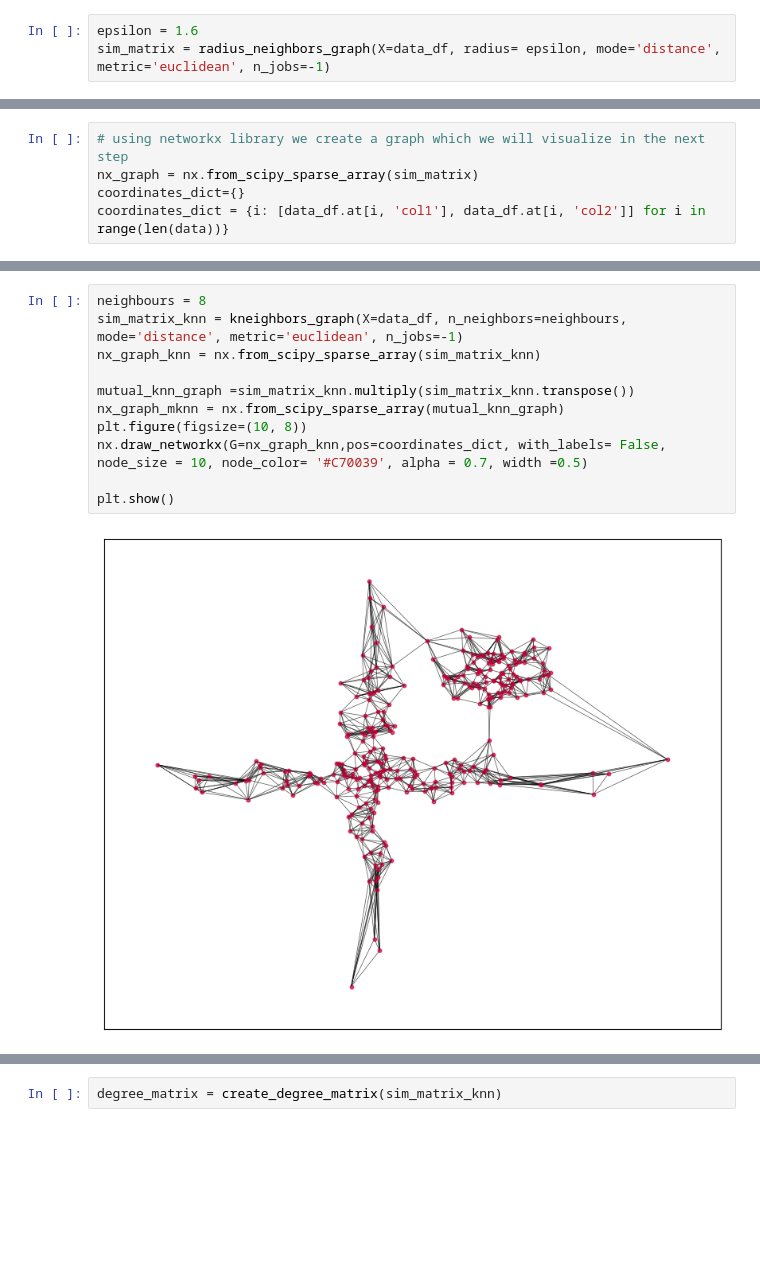
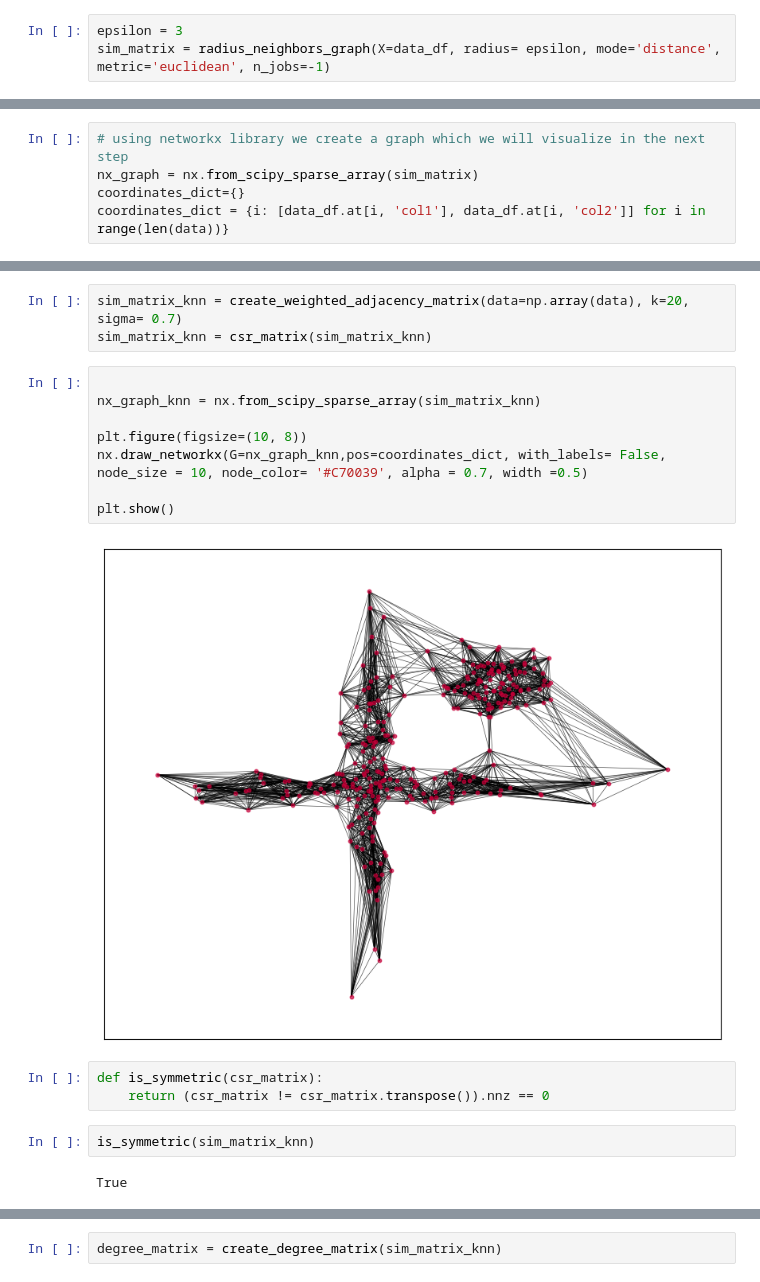
Before and after one commit to avsngh-git/Masters-Projects, a Jupyter notebook: Unsupervised-Learning/Project2.ipynb, the cells around one changed output, grey strips where cells are left out. Saved outputs shown, nothing was run; the diff lists cells and outputs as text; blank space fills up the shorter version.

```diff
--- a/Unsupervised-Learning/Project2.ipynb
+++ b/Unsupervised-Learning/Project2.ipynb
@@ -47,5 +33,5 @@ plt.show()
 # %% [markdown]
 ## Creating ε neighbourhood graph
 # %%
-epsilon = 1.6
+epsilon = 3
 sim_matrix = radius_neighbors_graph(X=data_df, radius= epsilon, mode='distance', metric='euclidean', n_jobs=-1)
@@ -78,16 +135,23 @@ plt.show()
+# %%
+sim_matrix_knn = create_weighted_adjacency_matrix(data=np.array(data), k=20, sigma= 0.7)
+sim_matrix_knn = csr_matrix(sim_matrix_knn)
 # %%
-neighbours = 8
-sim_matrix_knn = kneighbors_graph(X=data_df, n_neighbors=neighbours, mode='distance', metric='euclidean', n_jobs=-1)
+
 nx_graph_knn = nx.from_scipy_sparse_array(sim_matrix_knn)
 
-mutual_knn_graph =sim_matrix_knn.multiply(sim_matrix_knn.transpose())
-nx_graph_mknn = nx.from_scipy_sparse_array(mutual_knn_graph)
 plt.figure(figsize=(10, 8))
 nx.draw_networkx(G=nx_graph_knn,pos=coordinates_dict, with_labels= False, node_size = 10, node_color= '#C70039', alpha = 0.7, width =0.5)
 
 plt.show()
 # %% [output]
-[figure, old version]
+[figure, new version]
+# %%
+def is_symmetric(csr_matrix):
+    return (csr_matrix != csr_matrix.transpose()).nnz == 0
+# %%
+is_symmetric(sim_matrix_knn)
+# %% [output]
+True
 # %%
 def create_degree_matrix(csr_weight_matrix):
     number_of_vertices = csr_weight_matrix.get_shape()[0]
```
Also changed, not shown: parts of 31 cells of this notebook.
